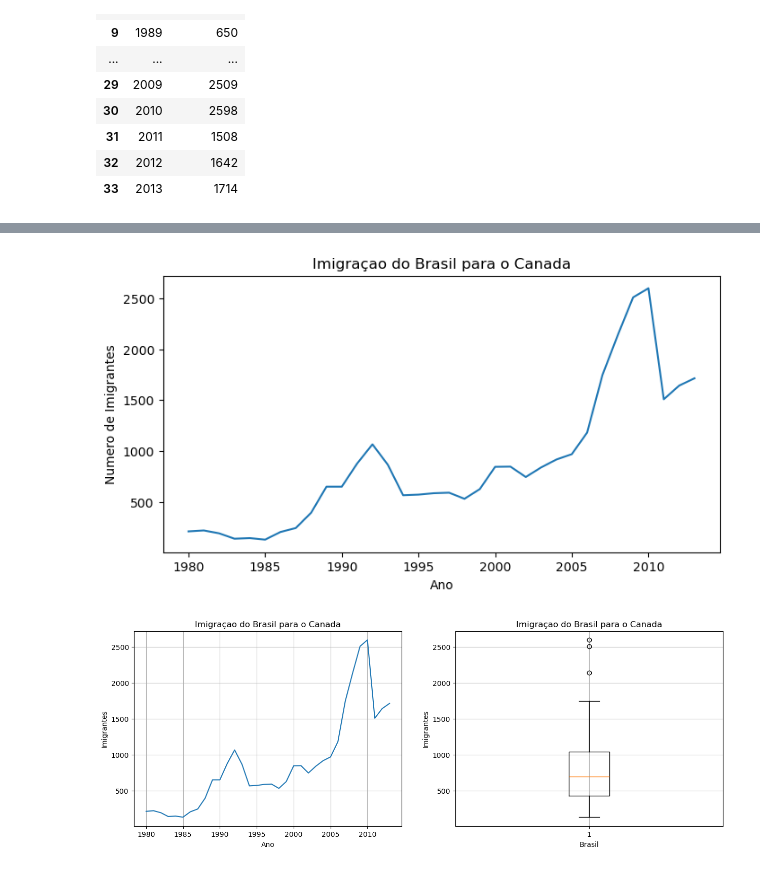
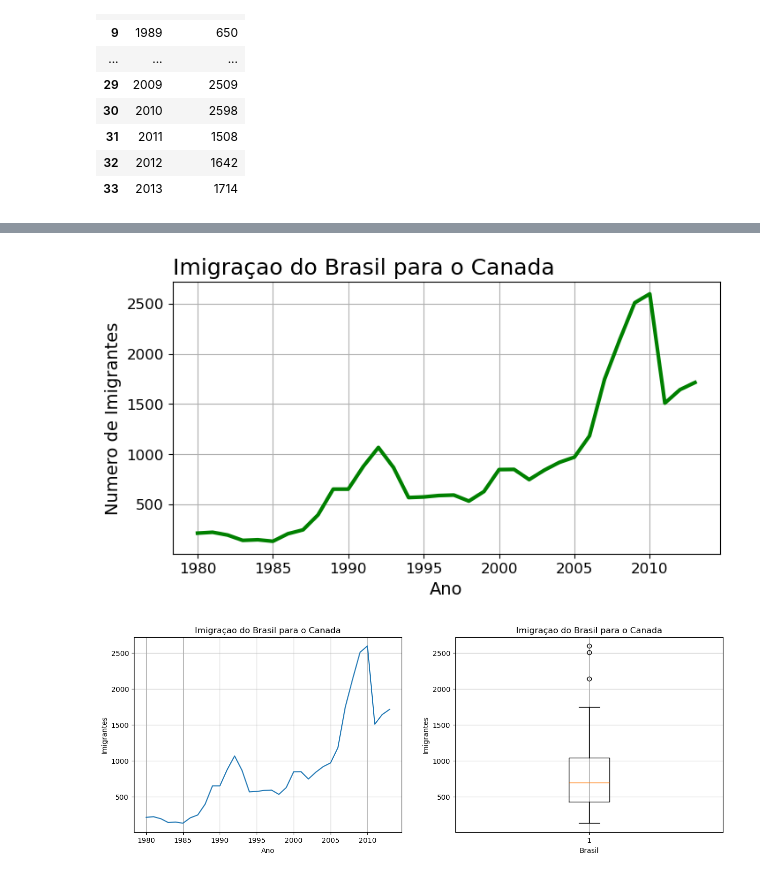
Before and after one commit to scheffler5/Analise-de-Dados, a Jupyter notebook: Analise Imigraçao/Untitled.ipynb, the cells around one changed output, grey strips where cells are left out. Drawn from its saved outputs; the diff is of its cells as text; code cells hidden in the pictures.

Commit message:
Atualização de analise de dados, imigração

```diff
--- a/Analise Imigraçao/Untitled.ipynb
+++ b/Analise Imigraçao/Untitled.ipynb
@@ -118,13 +135,17 @@ plt.show()
 # %%
 fig, ax = plt.subplots(figsize=(8,4))
-ax.plot(dados_brasil["Anos"],dados_brasil["Imigrantes"])
-ax.set_title("Imigraçao do Brasil para o Canada")
-ax.set_xlabel("Ano")
-ax.set_ylabel("Numero de Imigrantes")
+ax.plot(dados_brasil["Anos"],dados_brasil["Imigrantes"],lw=3, color="g")
+ax.set_title("Imigraçao do Brasil para o Canada",fontsize=18,loc="left")
+
+ax.set_xlabel("Ano", fontsize=14)
+ax.set_ylabel("Numero de Imigrantes",fontsize=14)
+ax.xaxis.set_tick_params(labelsize=12)
+ax.yaxis.set_tick_params(labelsize=12)
 ax.xaxis.set_major_locator(plt.MultipleLocator(5))
+ax.grid()
 plt.show()
 # %% [output]
-[figure, old version]
+[figure, new version]
 # %%
 fig, axs = plt.subplots(1, 2, figsize=(15,5))
 axs[0].plot(dados_brasil["Anos"],dados_brasil["Imigrantes"])
```
Also changed, not shown: parts of 10 cells of this notebook, 1 other file.
